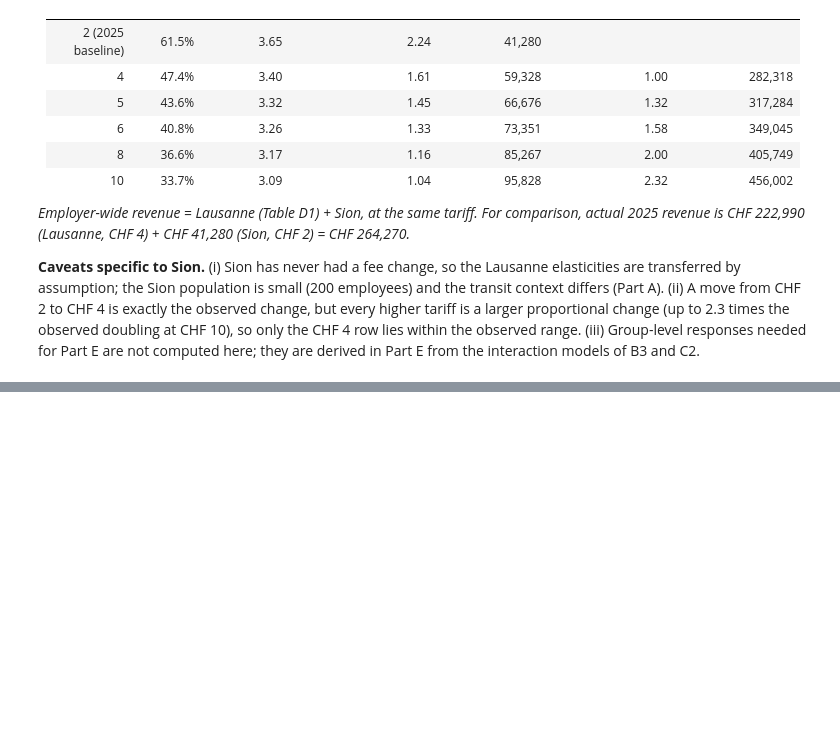
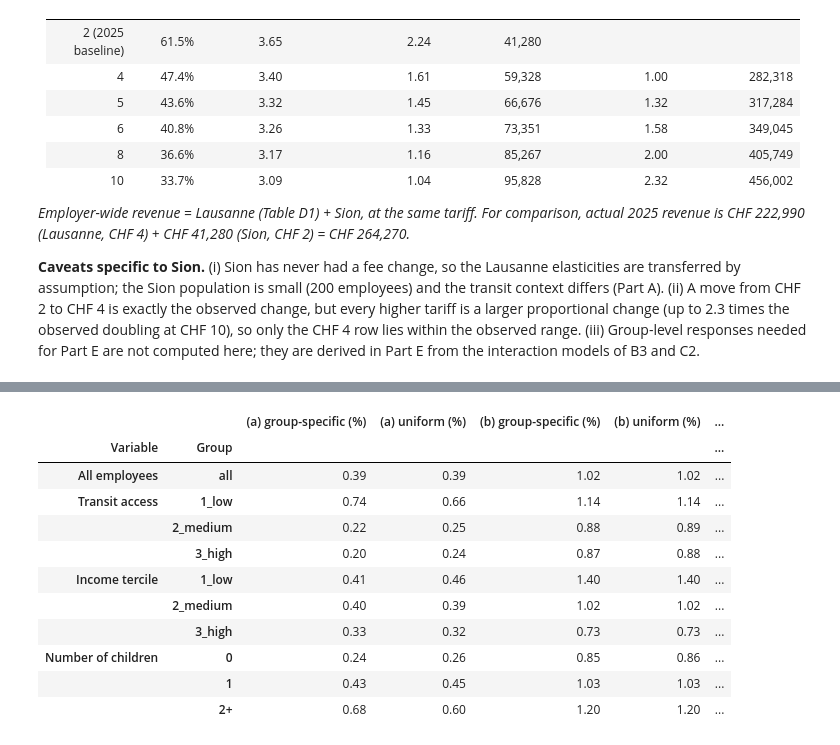
Before and after one commit to Mxlrt69/Public_Policy_Project, a Jupyter notebook: full_notebook.ipynb, the cells around one changed output, grey strips where cells are left out. Cells and saved outputs as stored; diff of their text form; code cells hidden in the pictures; blank space fills up the shorter version.

```diff
--- a/full_notebook.ipynb
+++ b/full_notebook.ipynb
@@ -2150,0 +2317,26 @@ Sion 2025 baseline at CHF 2: car share 61.5%, 3.65 days per car user, revenue CH
+# %%
+# Sensitivity: the same projection with a uniform extensive elasticity (no heterogeneity across groups)
+t_het = burden_table(REC_FEE)
+t_uni = burden_table(REC_FEE, uniform=True)
+cmp = pd.DataFrame({
+    "(a) group-specific (%)": t_het[f"(a) CHF {REC_FEE} all (%)"],
+    "(a) uniform (%)":        t_uni[f"(a) CHF {REC_FEE} all (%)"],
+    "(b) group-specific (%)": t_het[f"(b) CHF {REC_FEE} drivers (%)"],
+    "(b) uniform (%)":        t_uni[f"(b) CHF {REC_FEE} drivers (%)"],
+    "Drivers leaving, group-specific (%)": t_het["Drivers leaving (%)"],
+    "Drivers leaving, uniform (%)":        t_uni["Drivers leaving (%)"],
+})
+cmp.round(2)
+# %% [output]
+|  |  | (a) group-specific (%) | (a) uniform (%) | (b) group-specific (%) | (b) uniform (%) | ... |
+| Variable | Group |  |  |  |  | ... |
+| All employees | all | 0.39 | 0.39 | 1.02 | 1.02 | ... |
+| Transit access | 1_low | 0.74 | 0.66 | 1.14 | 1.14 | ... |
+|  | 2_medium | 0.22 | 0.25 | 0.88 | 0.89 | ... |
+|  | 3_high | 0.20 | 0.24 | 0.87 | 0.88 | ... |
+| Income tercile | 1_low | 0.41 | 0.46 | 1.40 | 1.40 | ... |
+|  | 2_medium | 0.40 | 0.39 | 1.02 | 1.02 | ... |
+|  | 3_high | 0.33 | 0.32 | 0.73 | 0.73 | ... |
+| Number of children | 0 | 0.24 | 0.26 | 0.85 | 0.86 | ... |
+|  | 1 | 0.43 | 0.45 | 1.03 | 1.03 | ... |
+|  | 2+ | 0.68 | 0.60 | 1.20 | 1.20 | ... |
```
Also changed, not shown: parts of 6 cells of this notebook.
